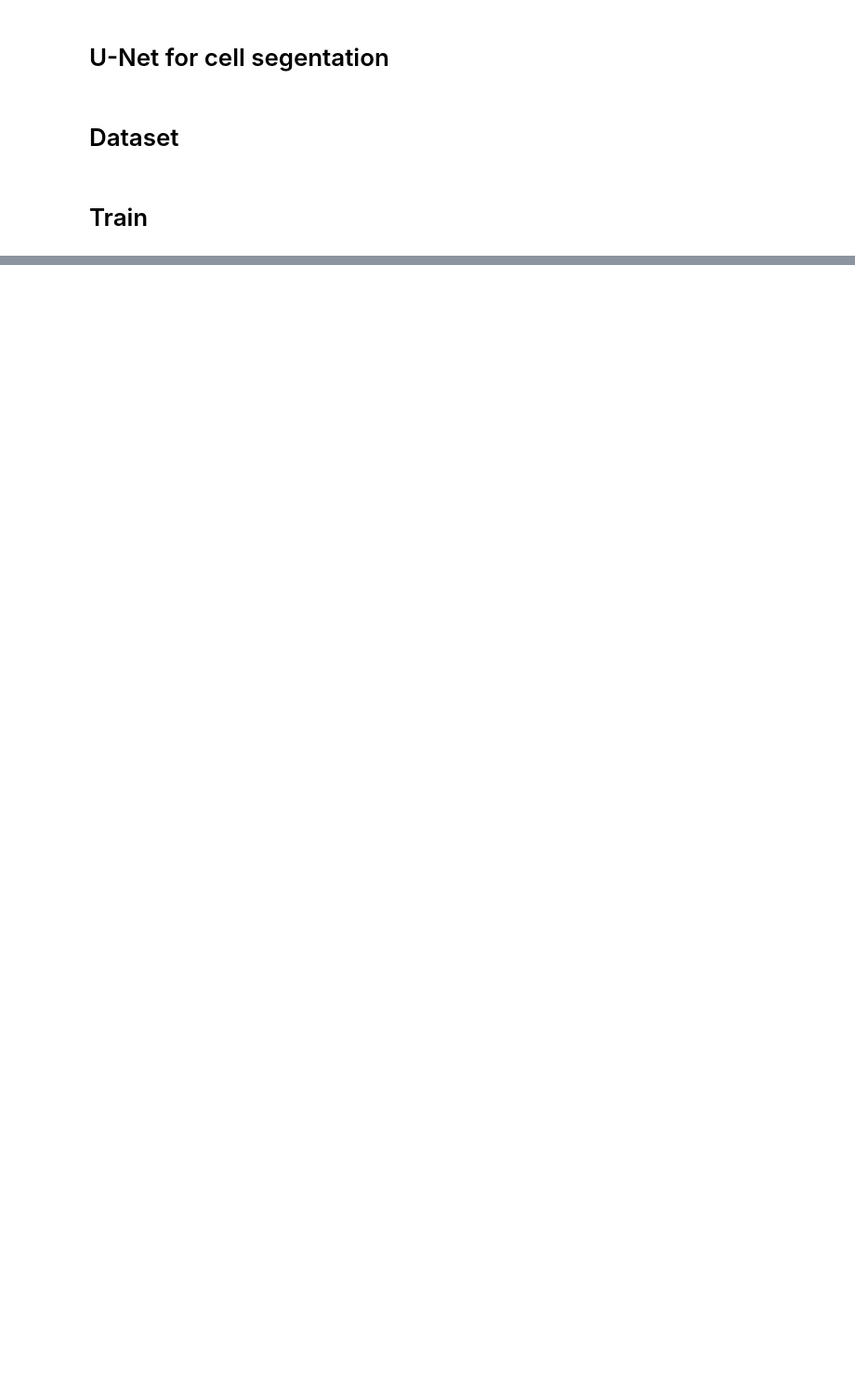
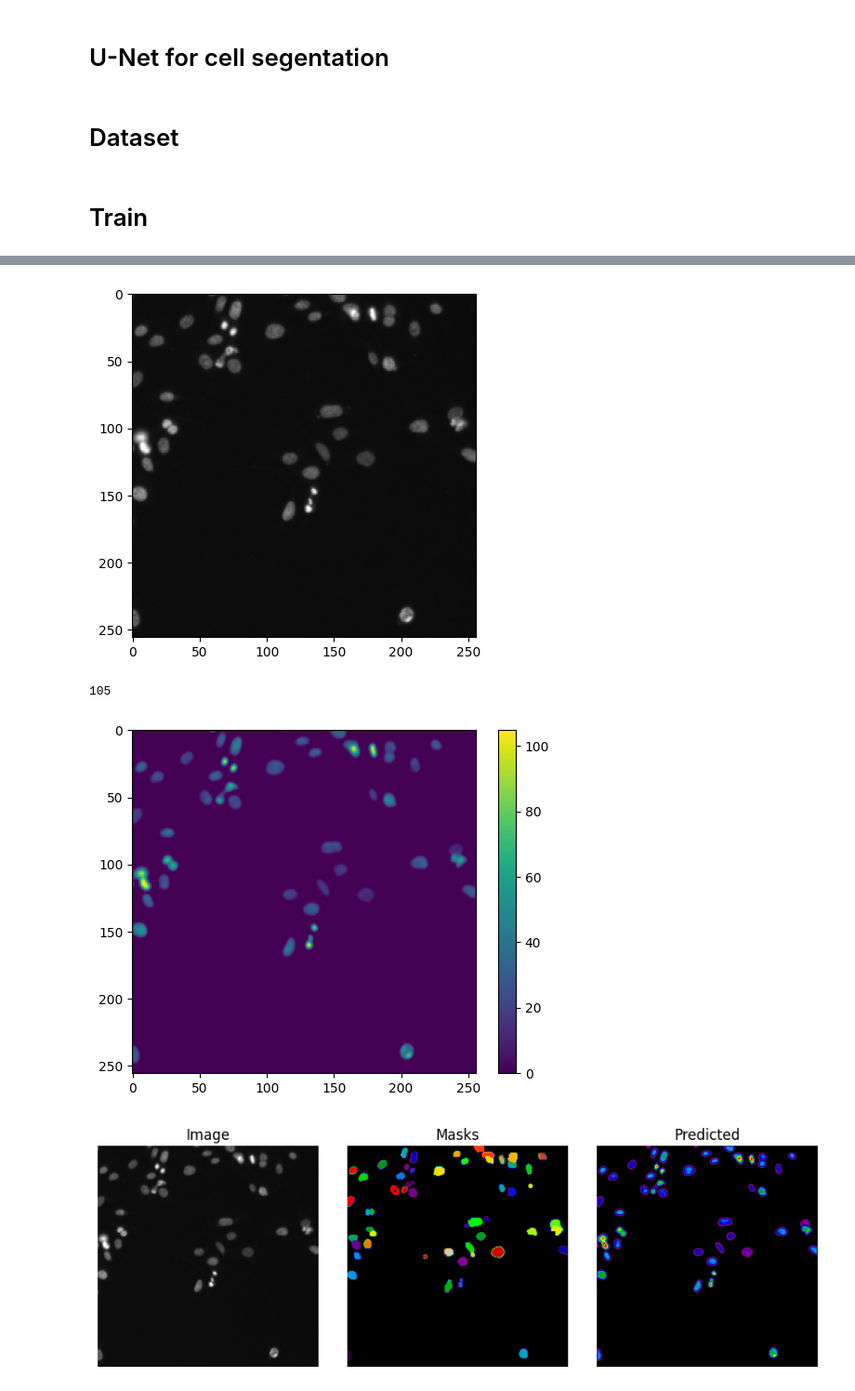
Before and after one commit to stasiek-j/hackathon, a Jupyter notebook: U_Net.ipynb, the cells around one changed output, grey strips where cells are left out. Shown at 93% size. Drawn from its saved outputs; the diff is of its cells as text; code cells hidden in the pictures; blank space fills up the shorter version.

```diff
--- a/U_Net.ipynb
+++ b/U_Net.ipynb
@@ -694,0 +711,35 @@ plt.show()
+# %%
+data = np.load("/content/test/0bda515e370294ed94efd36bd53782288acacb040c171df2ed97fd691fc9d8fe(0,0).npy")
+im = data[..., :3]
+m = data[..., 3]
+plt.imshow(im)
+plt.show()
+im = torch.Tensor(im).permute(2, 0, 1).to(device).unsqueeze(0)
+
+pred = (net(im).detach().cpu().squeeze().numpy()).astype(np.int64)
+print(pred.max())
+pred[pred < 0] = 0
+plt.imshow(pred)
+plt.colorbar()
+plt.show()
+
+fig, axes = plt.subplots(ncols=3, figsize=(9, 3), sharex=True, sharey=True)
+ax = axes.ravel()
+
+ax[0].imshow(im.squeeze().permute(1, 2, 0).detach().cpu(), cmap=plt.cm.gray)
+ax[0].set_title('Image')
+ax[1].imshow(m, cmap=plt.cm.nipy_spectral)
+ax[1].set_title('Masks')
+ax[2].imshow(pred, cmap=plt.cm.nipy_spectral)
+ax[2].set_title('Predicted')
+
+for a in ax:
+    a.set_axis_off()
+
+fig.tight_layout()
+plt.show()
+# %% [output]
+[figure, added]
+105
+[figure, added]
+[figure, added]
```
Also changed, not shown: parts of 13 cells of this notebook.
